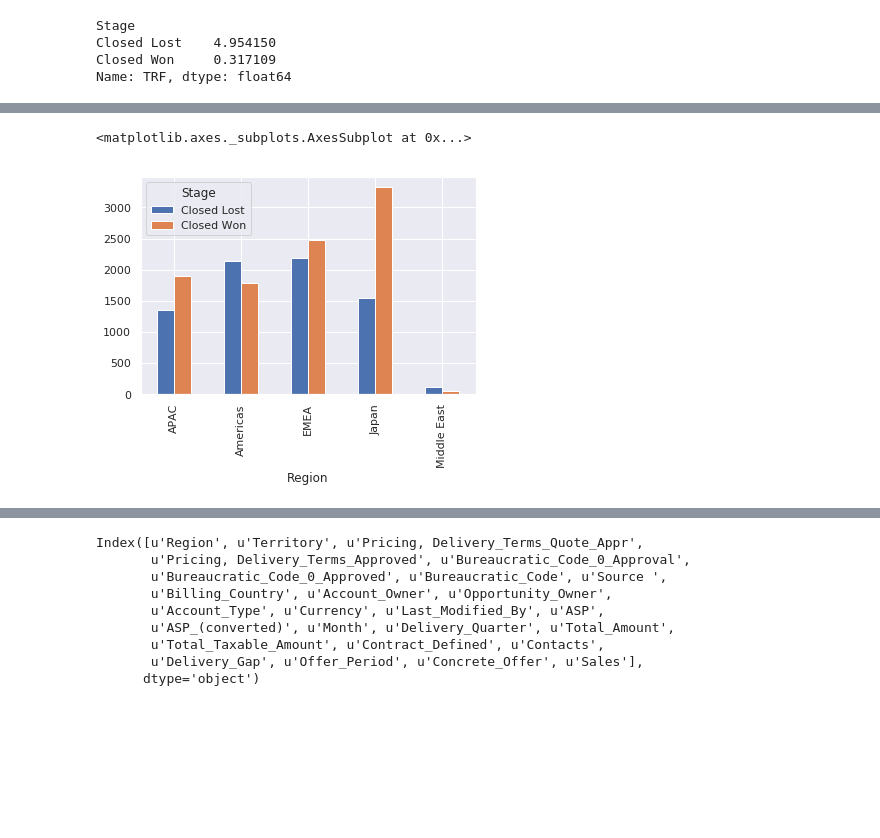
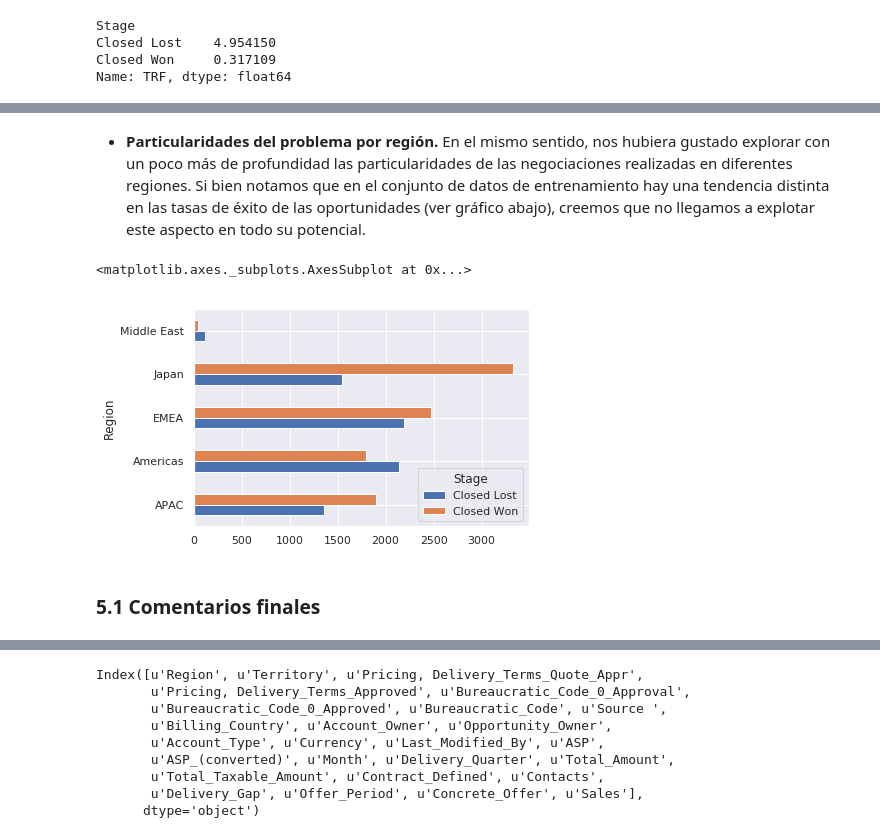
Before and after one commit to eugenusb/Alix2020, a Jupyter notebook: informe.ipynb, the cells around one changed output, grey strips where cells are left out. Cells and saved outputs as stored; diff of their text form; code cells hidden in the pictures; blank space fills up the shorter version.

```diff
--- a/informe.ipynb
+++ b/informe.ipynb
@@ -20,4 +23,6 @@ Encontramos que de toda la información provista por las columnas en el conjunto
 # %%
+import pandas as pd
 import seaborn as sns
-sns.set()
+import matplotlib.pyplot as plt
+sns.set(style="darkgrid")
 # %%
@@ -161,5 +205,11 @@ Otra lección que nos dejó la competencia es la importancia de entender la lóg
+# %% [markdown]
+
+* **Particularidades del problema por región.** En el mismo sentido, nos hubiera gustado explorar con un poco más de profundidad las particularidades de las negociaciones realizadas en diferentes regiones. Si bien notamos que en el conjunto de datos de entrenamiento hay una tendencia distinta en las tasas de éxito de las oportunidades (ver gráfico abajo), creemos que no llegamos a explotar este aspecto en todo su potencial.
 # %%
-pd.crosstab(data.Region, data.Stage).plot(kind="bar")
+ct = pd.crosstab(data.Region, data.Stage)
+ct.plot(kind="barh")
 # %% [output]
 <matplotlib.axes._subplots.AxesSubplot at 0x...>
-[figure, old version]
+[figure, new version]
+# %% [markdown]
+### 5.1 Comentarios finales
```
Also changed, not shown: parts of 21 cells of this notebook.
